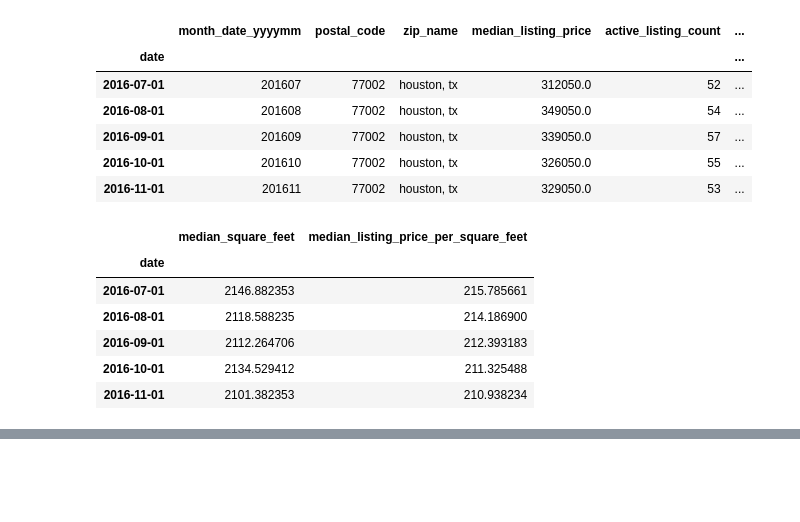
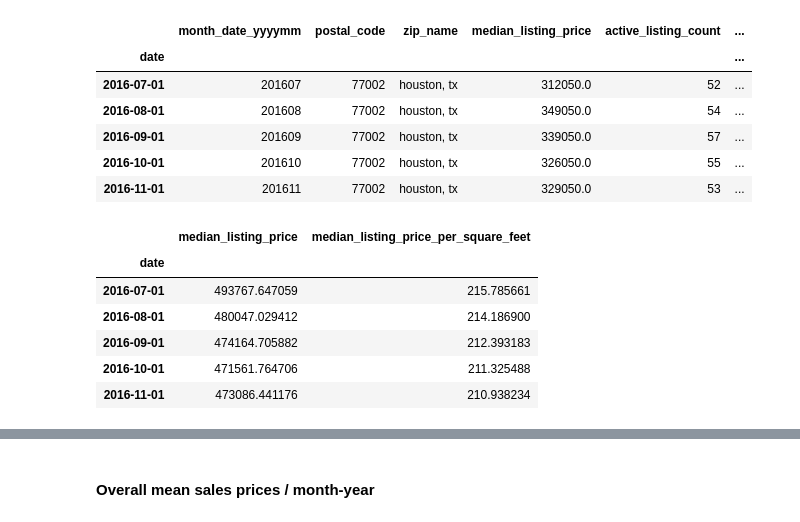
Before and after one commit to dovu93/Real_Estate_Investment_Identifier, a Jupyter notebook: Notebooks/analysis_visualization1_dan.ipynb, the cells around one changed output, grey strips where cells are left out. Saved outputs shown, nothing was run; the diff lists cells and outputs as text; code cells hidden in the pictures; blank space fills up the shorter version.

```diff
--- a/Notebooks/analysis_visualization1_dan.ipynb
+++ b/Notebooks/analysis_visualization1_dan.ipynb
@@ -397,17 +397,17 @@ filtered_pricing_data_df.head()
 | 2016-10-01 | 201610 | 77002 | houston, tx | 326050.0 | 55 | ... |
 | 2016-11-01 | 201611 | 77002 | houston, tx | 329050.0 | 53 | ... |
 # %%
-avg_price_sqft_by_date = filtered_pricing_data_df.groupby('date')['median_square_feet','median_listing_price_per_square_feet'].mean()
+avg_prices = filtered_pricing_data_df.groupby('date')['median_listing_price','median_listing_price_per_square_feet'].mean()
 # avg_price_sqft_by_date = filtered_pricing_data_df.groupby('date').mean()
 
-avg_price_sqft_by_date.head()
+avg_prices.head()
 # %% [output]
-|  | median_square_feet | median_listing_price_per_square_feet |
+|  | median_listing_price | median_listing_price_per_square_feet |
 | date |  |  |
-| 2016-07-01 | 2146.882353 | 215.785661 |
-| 2016-08-01 | 2118.588235 | 214.186900 |
-| 2016-09-01 | 2112.264706 | 212.393183 |
-| 2016-10-01 | 2134.529412 | 211.325488 |
-| 2016-11-01 | 2101.382353 | 210.938234 |
+| 2016-07-01 | 493767.647059 | 215.785661 |
+| 2016-08-01 | 480047.029412 | 214.186900 |
+| 2016-09-01 | 474164.705882 | 212.393183 |
+| 2016-10-01 | 471561.764706 | 211.325488 |
+| 2016-11-01 | 473086.441176 | 210.938234 |
 # %%
 
@@ -423,3 +423,5 @@ hyplot_avg_price_sqft_by_date = avg_price_sqft_by_date['median_listing_price_per
 hyplot_avg_price_sqft_by_date
 # %% [output]
 [interactive output not drawn]
+# %% [markdown]
+#### Overall mean sales prices / month-year
```
Also changed, not shown: parts of 2 cells of this notebook.
